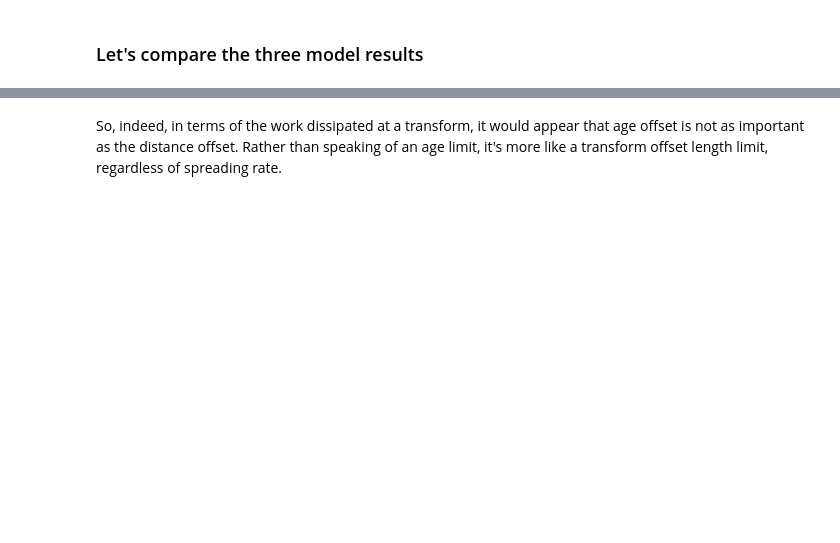
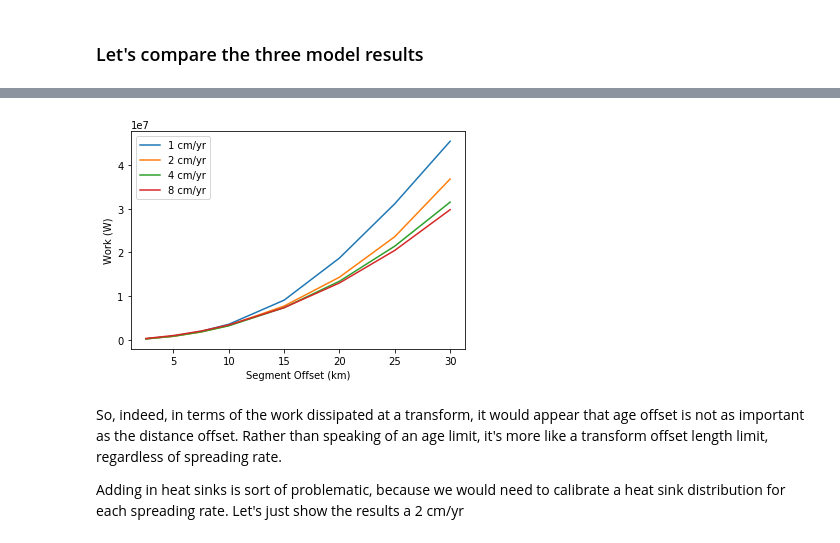
Before and after one commit to hughaharper/yield-strength-envelope, a Jupyter notebook: src/strain_energy/transform-energy.ipynb, the cells around one changed output, grey strips where cells are left out. Cells and saved outputs as stored; diff of their text form; code cells hidden in the pictures; blank space fills up the shorter version.

```diff
--- a/src/strain_energy/transform-energy.ipynb
+++ b/src/strain_energy/transform-energy.ipynb
@@ -175,2 +178,33 @@ axes.legend()
+# %%
+phi_sleep = np.zeros((m,n))
+mod_flags = {
+    'tesw': 1,
+    'hssw': 0
+}
+j = 0
+for rate in rates:
+    i = 0
+    for d_offset in dist_offsets:
+        # convert the dist_offset to an age offset in Myr
+        offset = d_offset*1000/rate/1e6
+        phi_sleep[j,i] = compute_transform_energy(offset,rate,mod_flags)
+        i += 1
+    j += 1
+# %%
+fig_a, axes = plt.subplots()
+
+axes.plot(dist_offsets,phi_sleep[0,:],label="1 cm/yr")
+axes.plot(dist_offsets,phi_sleep[1,:],label="2 cm/yr")
+axes.plot(dist_offsets,phi_sleep[2,:],label="4 cm/yr")
+axes.plot(dist_offsets,phi_sleep[3,:],label="8 cm/yr")
+
+axes.set_xlabel('Segment Offset (km)')
+axes.set_ylabel('Work (W)')
+axes.legend()
+plt.show()
+# %% [output]
+[figure, added]
 # %% [markdown]
 So, indeed, in terms of the work dissipated at a transform, it would appear that age offset is not as important as the distance offset. Rather than speaking of an age limit, it's more like a transform offset length limit, regardless of spreading rate.
+
+Adding in heat sinks is sort of problematic, because we would need to calibrate a heat sink distribution for each spreading rate. Let's just show the results a 2 cm/yr
```
Also changed, not shown: parts of 14 cells of this notebook.
